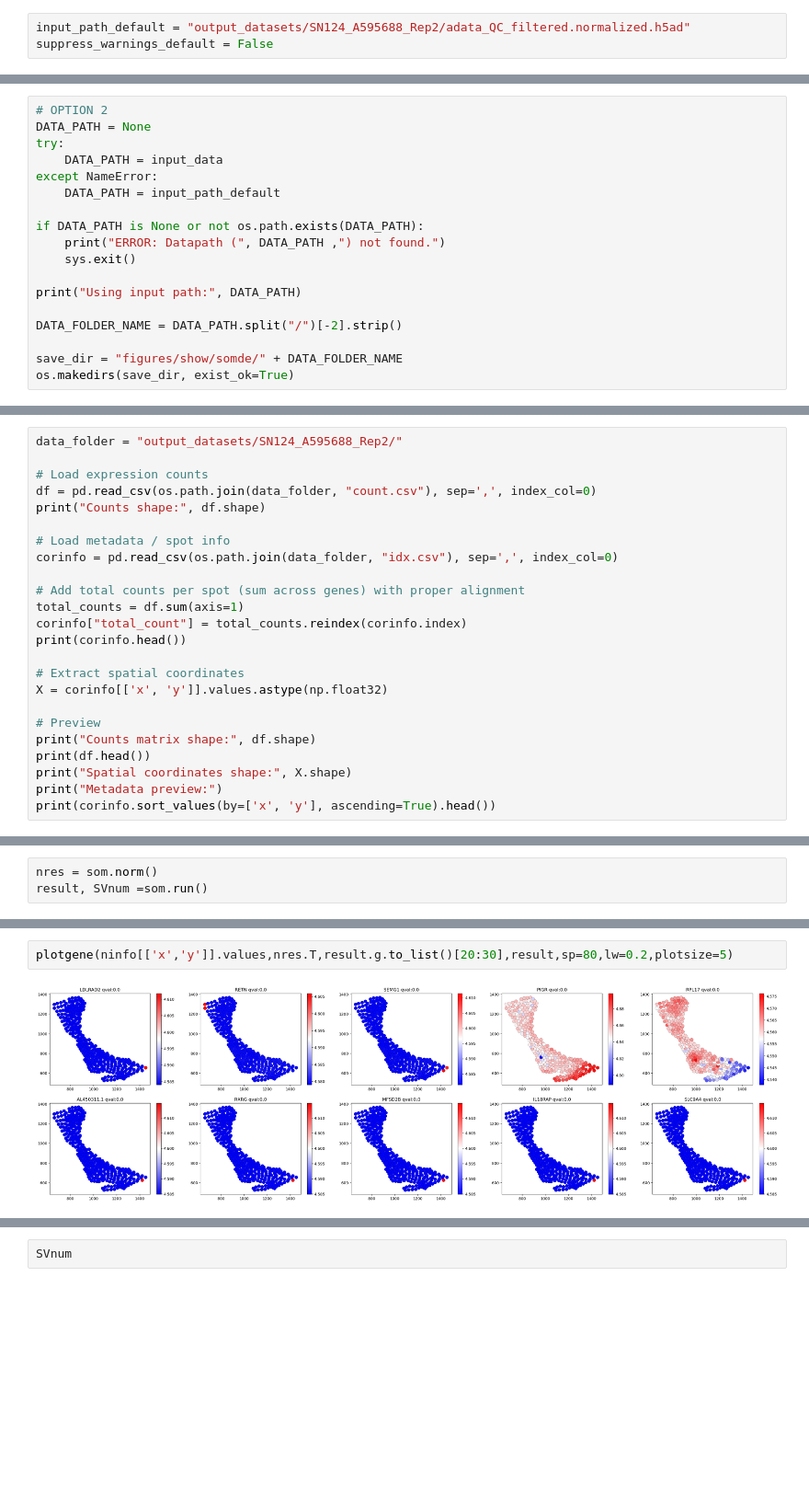
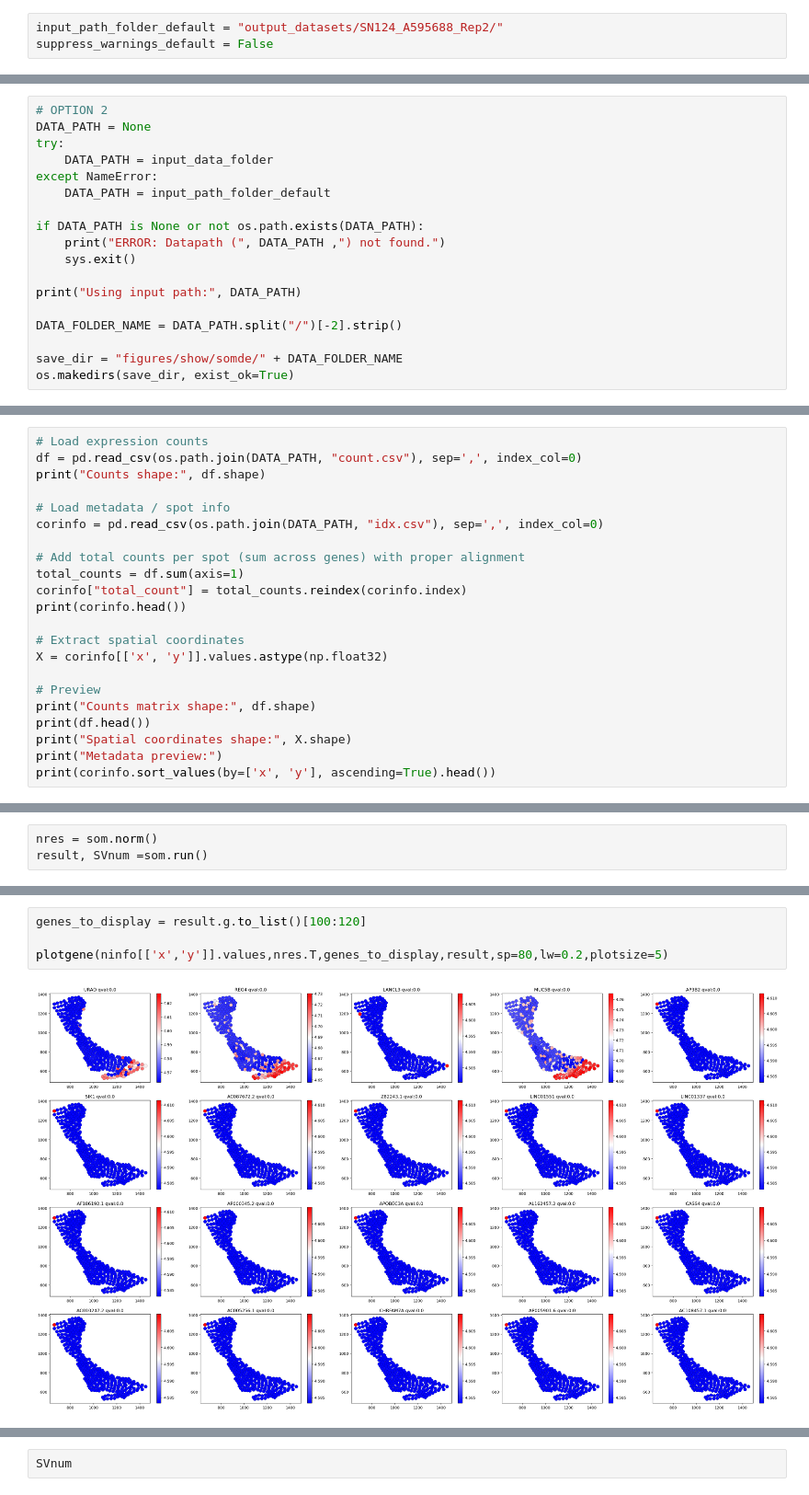
Before and after one commit to nikolienka24/IV114_ST, a Jupyter notebook: svgs_identification_somde.ipynb, the cells around one changed output, grey strips where cells are left out. Shown at 92% size. Cells and saved outputs as stored; diff of their text form; blank space fills up the shorter version.

```diff
--- a/svgs_identification_somde.ipynb
+++ b/svgs_identification_somde.ipynb
@@ -6,7 +6,7 @@ Variables that can be modified in this notebook
 ---
 **Set following variables if you are running notebook interactively.**
 # %%
-input_path_default = "output_datasets/SN124_A595688_Rep2/adata_QC_filtered.normalized.h5ad"
+input_path_folder_default = "output_datasets/SN124_A595688_Rep2/"
 suppress_warnings_default = False
 # %% [markdown]
 # SPATIAL TRANSCRIPTOMICS – IDENTIFICATION OF SVGs WITH SOMDE
@@ -67,9 +67,9 @@ import scipy as sp
 # OPTION 2
 DATA_PATH = None
 try:
-    DATA_PATH = input_data
+    DATA_PATH = input_data_folder
 except NameError:
-    DATA_PATH = input_path_default
+    DATA_PATH = input_path_folder_default
 
 if DATA_PATH is None or not os.path.exists(DATA_PATH):
     print("ERROR: Datapath (", DATA_PATH ,") not found.")
@@ -88,12 +93,10 @@ Using input path: output_datasets/SN124_A595688_Rep2/adata_QC_filtered.normalize
 # %%
-data_folder = "output_datasets/SN124_A595688_Rep2/"
-
 # Load expression counts
-df = pd.read_csv(os.path.join(data_folder, "count.csv"), sep=',', index_col=0)
+df = pd.read_csv(os.path.join(DATA_PATH, "count.csv"), sep=',', index_col=0)
 print("Counts shape:", df.shape)
 
 # Load metadata / spot info
-corinfo = pd.read_csv(os.path.join(data_folder, "idx.csv"), sep=',', index_col=0)
+corinfo = pd.read_csv(os.path.join(DATA_PATH, "idx.csv"), sep=',', index_col=0)
 
 # Add total counts per spot (sum across genes) with proper alignment
 total_counts = df.sum(axis=1)
@@ -189,4 +215,6 @@ result, SVnum =som.run()
 # %%
-plotgene(ninfo[['x','y']].values,nres.T,result.g.to_list()[20:30],result,sp=80,lw=0.2,plotsize=5)
+genes_to_display = result.g.to_list()[100:120]
+
+plotgene(ninfo[['x','y']].values,nres.T,genes_to_display,result,sp=80,lw=0.2,plotsize=5)
 # %% [output]
-[figure, old version]
+[figure, new version]
```
Also changed, not shown: parts of 15 cells of this notebook.
